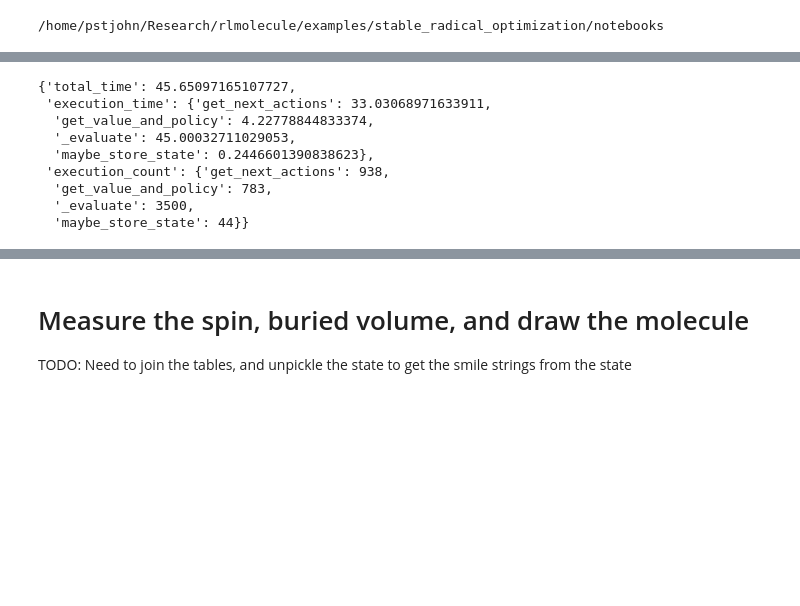
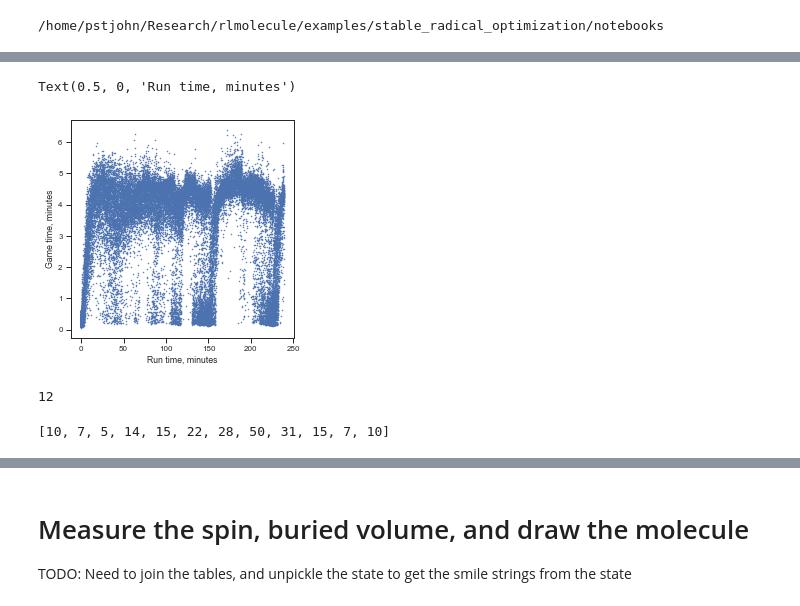
Before and after one commit to NREL/rlmolecule, a Jupyter notebook: examples/stable_radical_optimization/notebooks/monitor_progress.ipynb, the cells around one changed output, grey strips where cells are left out. Saved outputs shown, nothing was run; the diff lists cells and outputs as text; code cells hidden in the pictures; blank space fills up the shorter version.

```diff
--- a/examples/stable_radical_optimization/notebooks/monitor_progress.ipynb
+++ b/examples/stable_radical_optimization/notebooks/monitor_progress.ipynb
@@ -9,9 +9,9 @@ import pandas as pd
 import matplotlib.pyplot as plt
 import seaborn as sns
 sns.set(
-#     context='paper',
-#     font_scale=8/8.8,
-    context="talk",
+    context='paper',
+    font_scale=8/8.8,
+#    context="talk",
     style='ticks',
     color_codes=True,
     rc={'legend.frameon': False})
@@ -136,12 +100,16 @@ time
-# %%
-df.iloc[-1]['execution_statistics']
-# %% [output]
-{'total_time': 45.65097165107727,
- 'execution_time': {'get_next_actions': 33.03068971633911,
-  'get_value_and_policy': 4.22778844833374,
-  '_evaluate': 45.00032711029053,
-  'maybe_store_state': 0.2446601390838623},
- 'execution_count': {'get_next_actions': 938,
-  'get_value_and_policy': 783,
-  '_evaluate': 3500,
-  'maybe_store_state': 44}}
+# %%
+fig = plt.figure(figsize=(4,4))
+ax = fig.add_subplot(111)
+
+plt.plot(df.time_hours * 60, time.total_time / 60, '.', ms=1)
+
+plt.ylabel('Game time, minutes')
+plt.xlabel('Run time, minutes')
+# %% [output]
+Text(0.5, 0, 'Run time, minutes')
+[figure, added]
+# %%
+row = df_games[df_games.raw_reward > 196].iloc[0]
+len(row['search_statistics'])
+# %% [output]
+12
@@ -147,0 +119,4 @@ df.iloc[-1]['execution_statistics']
+# %%
+[len(a[1]) for a in row['search_statistics']]
+# %% [output]
+[10, 7, 5, 14, 15, 22, 28, 50, 31, 15, 7, 10]
```
Also changed, not shown: parts of 36 cells of this notebook, 33 other files.
